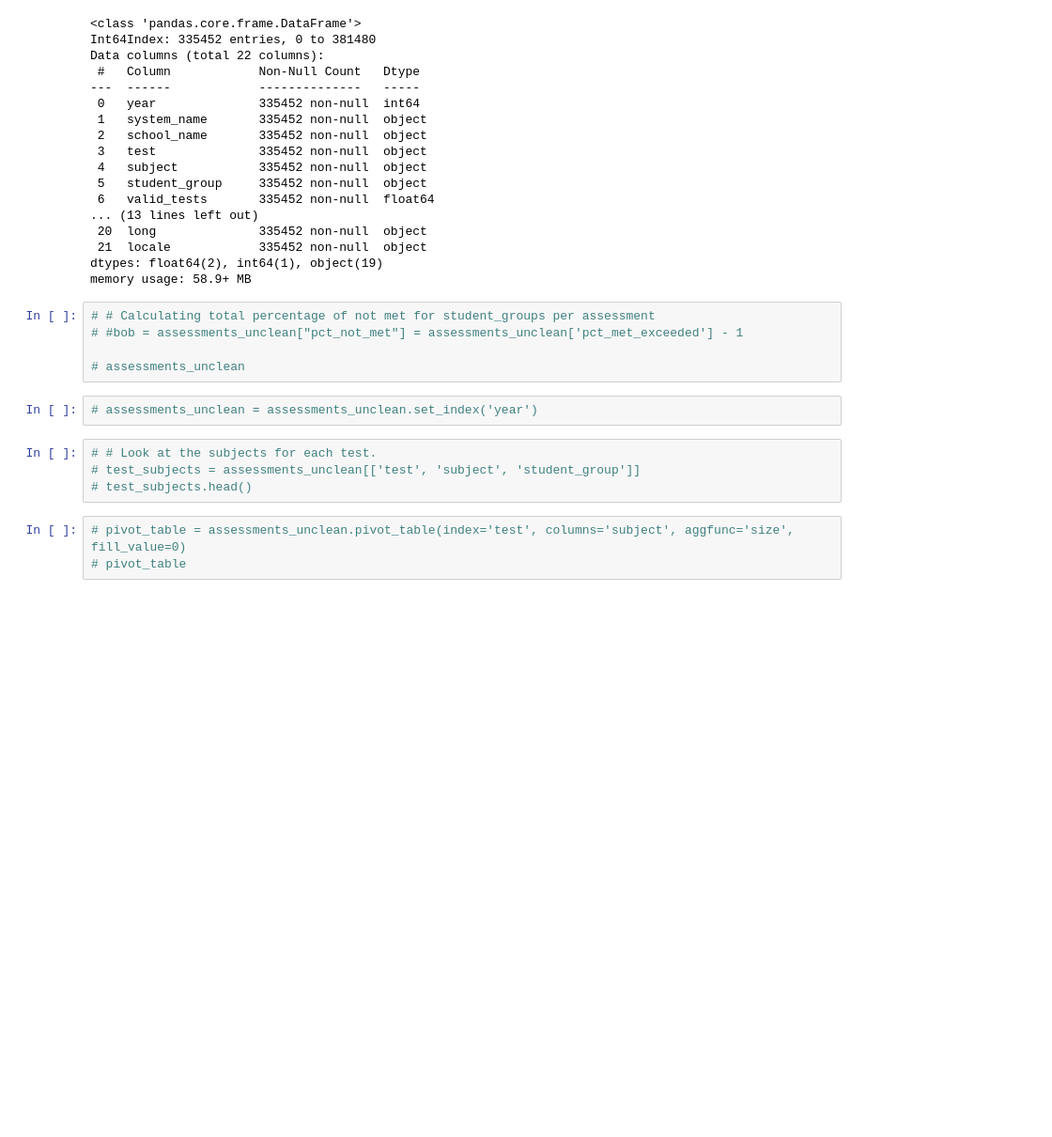
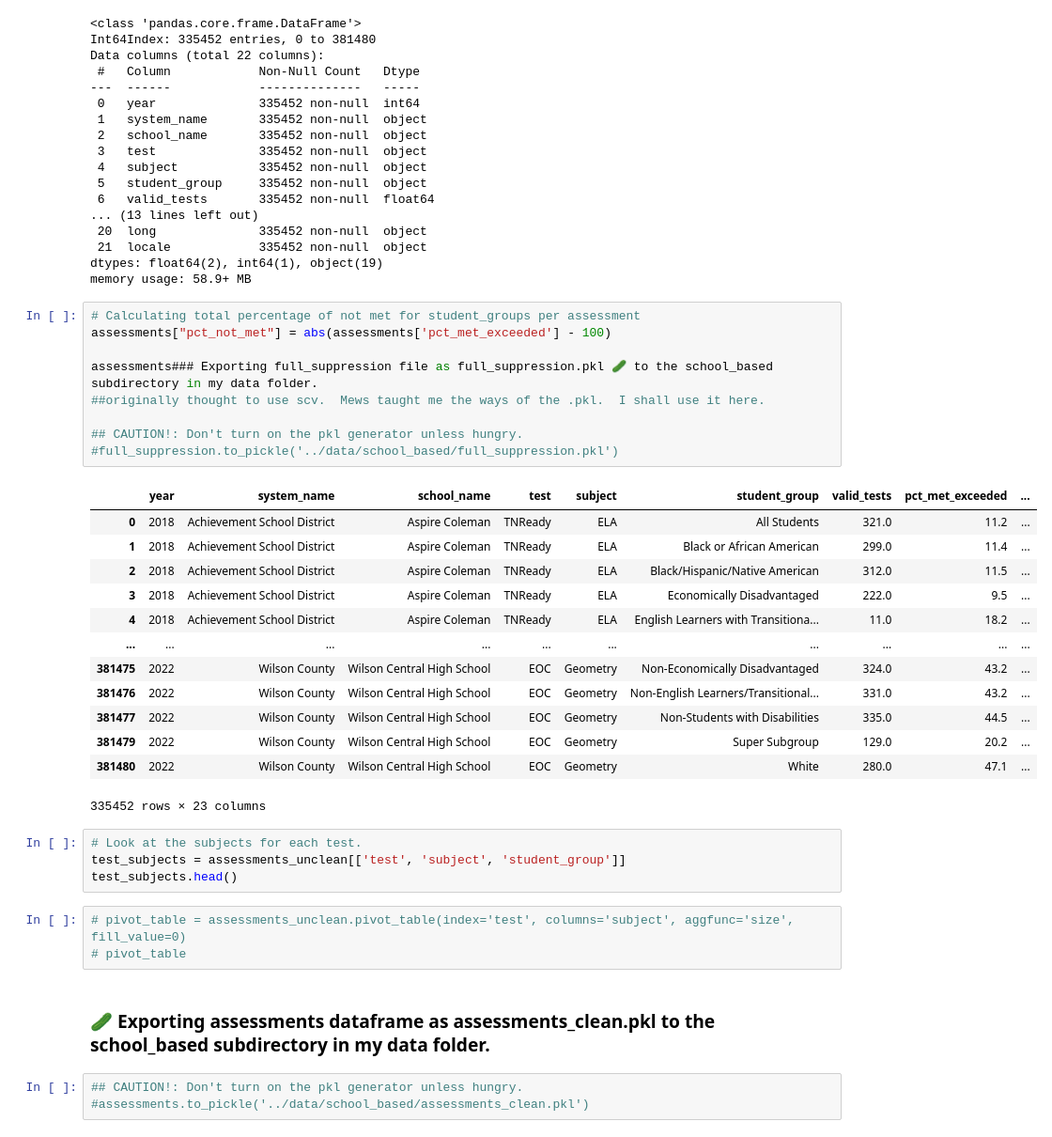
Before and after one commit to Claytor/Capstone_TN_COVID_School_Achievement_Impact, a Jupyter notebook: notebooks/school_assessments_join.ipynb, the cells around one changed output. Shown: that part at 94% size. Drawn from its saved outputs; the diff is of its cells as text; blank space fills up the shorter version.

Commit message:
Added a new calculated column

```diff
--- a/notebooks/school_assessments_join.ipynb
+++ b/notebooks/school_assessments_join.ipynb
@@ -490,17 +472,38 @@ Data columns (total 22 columns):
  21  locale            335452 non-null  object
 dtypes: float64(2), int64(1), object(19)
 memory usage: 58.9+ MB
-# %%
-# # Calculating total percentage of not met for student_groups per assessment
-# #bob = assessments_unclean["pct_not_met"] = assessments_unclean['pct_met_exceeded'] - 1
-
-# assessments_unclean
-# %%
-# assessments_unclean = assessments_unclean.set_index('year')
+# %%
+# Calculating total percentage of not met for student_groups per assessment
+assessments["pct_not_met"] = abs(assessments['pct_met_exceeded'] - 100)
+
+assessments### Exporting full_suppression file as full_suppression.pkl 🥒 to the school_based subdirectory in my data folder.
+##originally thought to use scv.  Mews taught me the ways of the .pkl.  I shall use it here.
+
+## CAUTION!: Don't turn on the pkl generator unless hungry.
+#full_suppression.to_pickle('../data/school_based/full_suppression.pkl')
+# %% [output]
+|  | year | system_name | school_name | test | subject | student_group | valid_tests | pct_met_exceeded | ... |
+| 0 | 2018 | Achievement School District | Aspire Coleman | TNReady | ELA | All Students | 321.0 | 11.2 | ... |
+| 1 | 2018 | Achievement School District | Aspire Coleman | TNReady | ELA | Black or African American | 299.0 | 11.4 | ... |
+| 2 | 2018 | Achievement School District | Aspire Coleman | TNReady | ELA | Black/Hispanic/Native American | 312.0 | 11.5 | ... |
+| 3 | 2018 | Achievement School District | Aspire Coleman | TNReady | ELA | Economically Disadvantaged | 222.0 | 9.5 | ... |
+| 4 | 2018 | Achievement School District | Aspire Coleman | TNReady | ELA | English Learners with Transitiona... | 11.0 | 18.2 | ... |
+| ... | ... | ... | ... | ... | ... | ... | ... | ... | ... |
+| 381475 | 2022 | Wilson County | Wilson Central High School | EOC | Geometry | Non-Economically Disadvantaged | 324.0 | 43.2 | ... |
+| 381476 | 2022 | Wilson County | Wilson Central High School | EOC | Geometry | Non-English Learners/Transitional... | 331.0 | 43.2 | ... |
+| 381477 | 2022 | Wilson County | Wilson Central High School | EOC | Geometry | Non-Students with Disabilities | 335.0 | 44.5 | ... |
+| 381479 | 2022 | Wilson County | Wilson Central High School | EOC | Geometry | Super Subgroup | 129.0 | 20.2 | ... |
+| 381480 | 2022 | Wilson County | Wilson Central High School | EOC | Geometry | White | 280.0 | 47.1 | ... |
+335452 rows × 23 columns
 # %%
-# # Look at the subjects for each test.
-# test_subjects = assessments_unclean[['test', 'subject', 'student_group']]
-# test_subjects.head()
+# Look at the subjects for each test.
+test_subjects = assessments_unclean[['test', 'subject', 'student_group']]
+test_subjects.head()
 # %%
 # pivot_table = assessments_unclean.pivot_table(index='test', columns='subject', aggfunc='size', fill_value=0)
 # pivot_table
+# %% [markdown]
+### 🥒 Exporting assessments dataframe as assessments_clean.pkl to the school_based subdirectory in my data folder.
+# %%
+## CAUTION!: Don't turn on the pkl generator unless hungry.
+#assessments.to_pickle('../data/school_based/assessments_clean.pkl')
```
Also changed, not shown: parts of 1 cell of this notebook.
